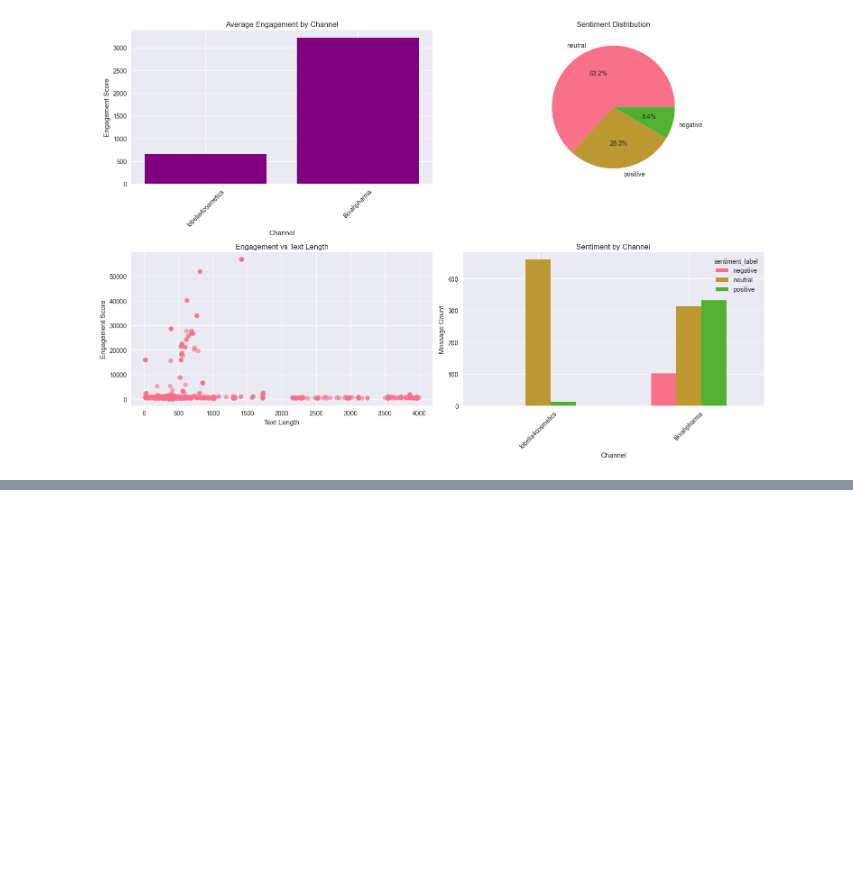
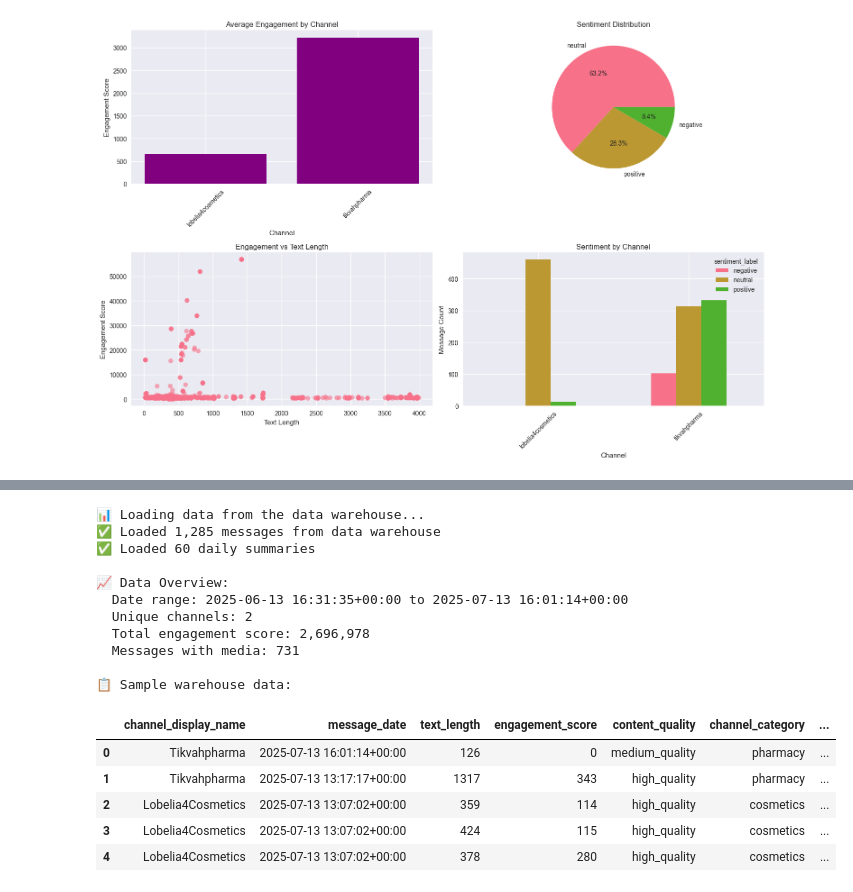
Before and after one commit to projwork/ShippingDataProduct, a Jupyter notebook: notebooks/medical_data_analysis.ipynb, the cells around one changed output, grey strips where cells are left out. Drawn from its saved outputs; the diff is of its cells as text; code cells hidden in the pictures; blank space fills up the shorter version.

```diff
--- a/notebooks/medical_data_analysis.ipynb
+++ b/notebooks/medical_data_analysis.ipynb
@@ -714,0 +1086,78 @@ print("🎯 Ready for next phase of analysis!")
+# %%
+# Load data from the data warehouse
+print("📊 Loading data from the data warehouse...")
+
+# Load fact table - main dataset for analysis
+messages_query = """
+SELECT
+    fm.*,
+    dc.channel_display_name,
+    dc.channel_category,
+    dc.activity_level,
+    dd.year,
+    dd.month,
+    dd.day_name,
+    dd.is_weekend,
+    dd.ethiopian_season
+FROM marts.fct_messages fm
+LEFT JOIN marts.dim_channels dc ON fm.channel_key = dc.channel_key
+LEFT JOIN marts.dim_dates dd ON fm.message_date_key = dd.date_day
+ORDER BY fm.message_date DESC;
+"""
+
+try:
+    df_warehouse = pd.read_sql(messages_query, engine)
+    print(f"✅ Loaded {len(df_warehouse):,} messages from data warehouse")
+
+    # Load daily summary for aggregated analysis
+    daily_summary_query = """
+    SELECT
+        fcd.*,
+        dc.channel_display_name,
+        dc.channel_category,
+        dd.day_name,
+        dd.is_weekend,
+        dd.ethiopian_season
+    FROM marts.fct_channel_daily_summary fcd
+    LEFT JOIN marts.dim_channels dc ON fcd.channel_key = dc.channel_key
+    LEFT JOIN marts.dim_dates dd ON fcd.date_day = dd.date_day
+    ORDER BY fcd.date_day DESC, fcd.total_messages DESC;
+    """
+
+    df_daily = pd.read_sql(daily_summary_query, engine)
+    print(f"✅ Loaded {len(df_daily):,} daily summaries")
+
+    # Basic data overview
+    print(f"\n📈 Data Overview:")
+    print(f"  Date range: {df_warehouse['message_date'].min()} to {df_warehouse['message_date'].max()}")
+    print(f"  Unique channels: {df_warehouse['channel'].nunique()}")
+    print(f"  Total engagement score: {df_warehouse['engagement_score'].sum():,}")
+    print(f"  Messages with media: {df_warehouse['has_media'].sum():,}")
+
+    # Show sample data
+    print(f"\n📋 Sample warehouse data:")
+    display(df_warehouse[['channel_display_name', 'message_date', 'text_length',
+                         'engagement_score', 'content_quality', 'channel_category']].head())
+
+except Exception as e:
+    print(f"❌ Failed to load warehouse data: {e}")
+    print("💡 Make sure dbt models have been run successfully")
+    print("💡 Check that the 'marts' schema exists and contains the expected tables")
+# %% [output]
+📊 Loading data from the data warehouse...
+✅ Loaded 1,285 messages from data warehouse
+✅ Loaded 60 daily summaries
+
+📈 Data Overview:
+  Date range: 2025-06-13 16:31:35+00:00 to 2025-07-13 16:01:14+00:00
+  Unique channels: 2
+  Total engagement score: 2,696,978
+  Messages with media: 731
+
+📋 Sample warehouse data:
+|  | channel_display_name | message_date | text_length | engagement_score | content_quality | channel_category | ... |
+| 0 | Tikvahpharma | 2025-07-13 16:01:14+00:00 | 126 | 0 | medium_quality | pharmacy | ... |
+| 1 | Tikvahpharma | 2025-07-13 13:17:17+00:00 | 1317 | 343 | high_quality | pharmacy | ... |
+| 2 | Lobelia4Cosmetics | 2025-07-13 13:07:02+00:00 | 359 | 114 | high_quality | cosmetics | ... |
+| 3 | Lobelia4Cosmetics | 2025-07-13 13:07:02+00:00 | 424 | 115 | high_quality | cosmetics | ... |
+| 4 | Lobelia4Cosmetics | 2025-07-13 13:07:02+00:00 | 378 | 280 | high_quality | cosmetics | ... |
```
Also changed, not shown: parts of 17 cells of this notebook.
